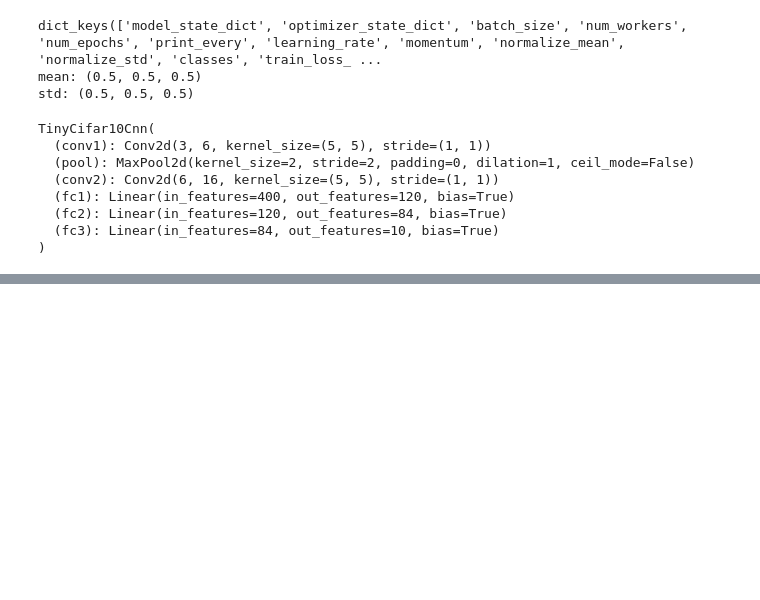
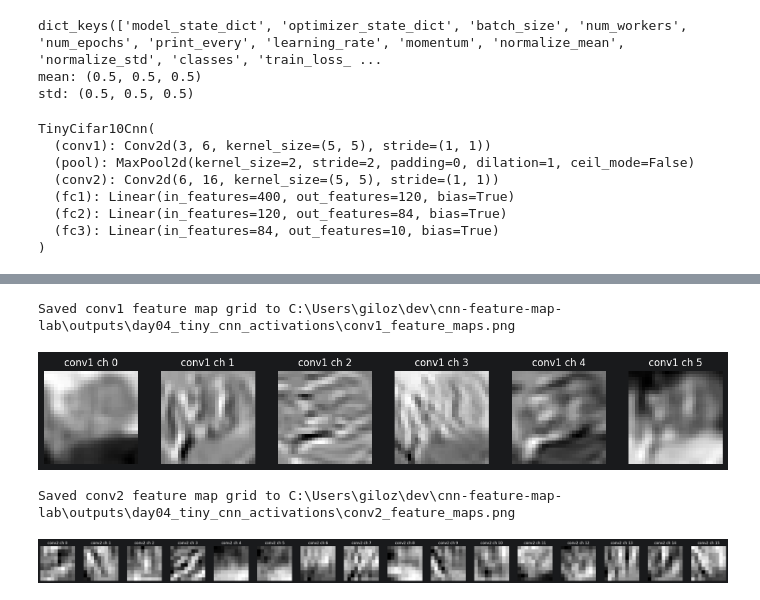
Before and after one commit to majorgilles/cnn-feature-map-lab, a Jupyter notebook: notebooks/04_feature_map_inspection.ipynb, the cells around one changed output, grey strips where cells are left out. Saved outputs shown, nothing was run; the diff lists cells and outputs as text; code cells hidden in the pictures; blank space fills up the shorter version.

```diff
--- a/notebooks/04_feature_map_inspection.ipynb
+++ b/notebooks/04_feature_map_inspection.ipynb
@@ -37,0 +156,41 @@ Write 3-5 sentences about how early and later activations differ.
+# %%
+import matplotlib.pyplot as plt
+
+from cnn_feature_map_lab.visualization import normalize_feature_map
+
+OUTPUT_DIR = project_path("outputs", "day04_tiny_cnn_activations")
+OUTPUT_DIR.mkdir(parents=True, exist_ok=True)
+
+
+def save_and_show_feature_map_grid(
+    activation: torch.Tensor,
+    layer_name: str,
+    max_channels: int,
+) -> None:
+    feature_maps = activation[image_index]
+    num_channels = min(max_channels, feature_maps.shape[0])
+
+    fig, axes = plt.subplots(1, num_channels, figsize=(num_channels * 2, 2))
+
+    for channel_index, axis in enumerate(axes):
+        feature_map = normalize_feature_map(feature_maps[channel_index])
+        axis.imshow(feature_map, cmap="gray")
+        axis.set_title(f"{layer_name} ch {channel_index}")
+        axis.axis("off")
+
+    output_path = OUTPUT_DIR / f"{layer_name}_feature_maps.png"
+    fig.tight_layout()
+    fig.savefig(output_path, dpi=150)
+
+    print(f"Saved {layer_name} feature map grid to {output_path}")
+    plt.show()
+    plt.close(fig)
+
+
+save_and_show_feature_map_grid(activations["conv1"], "conv1", max_channels=6)
+save_and_show_feature_map_grid(activations["conv2"], "conv2", max_channels=16)
+# %% [output]
+Saved conv1 feature map grid to C:\Users\giloz\dev\cnn-feature-map-lab\outputs\day04_tiny_cnn_activations\conv1_feature_maps.png
+[figure, added]
+Saved conv2 feature map grid to C:\Users\giloz\dev\cnn-feature-map-lab\outputs\day04_tiny_cnn_activations\conv2_feature_maps.png
+[figure, added]
```
Also changed, not shown: parts of 13 cells of this notebook, 2 other files.
